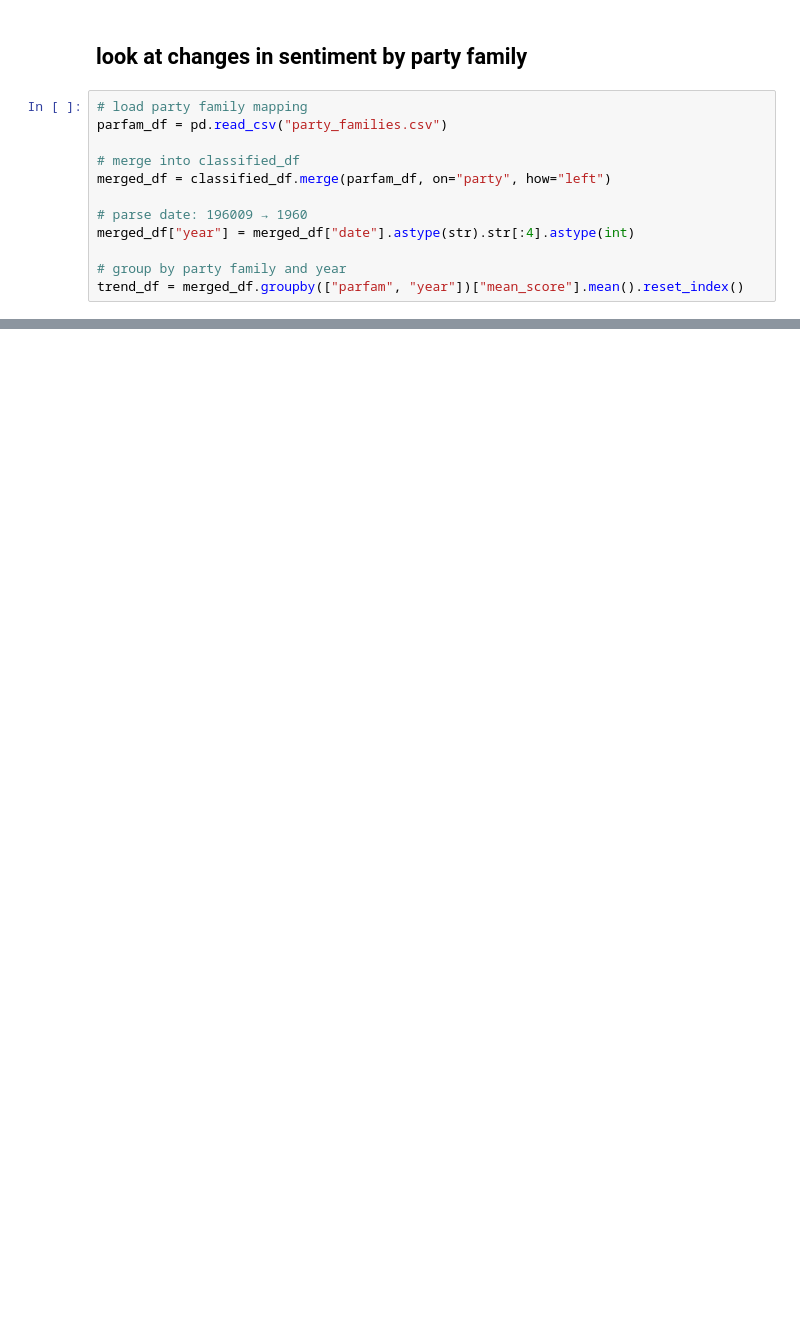
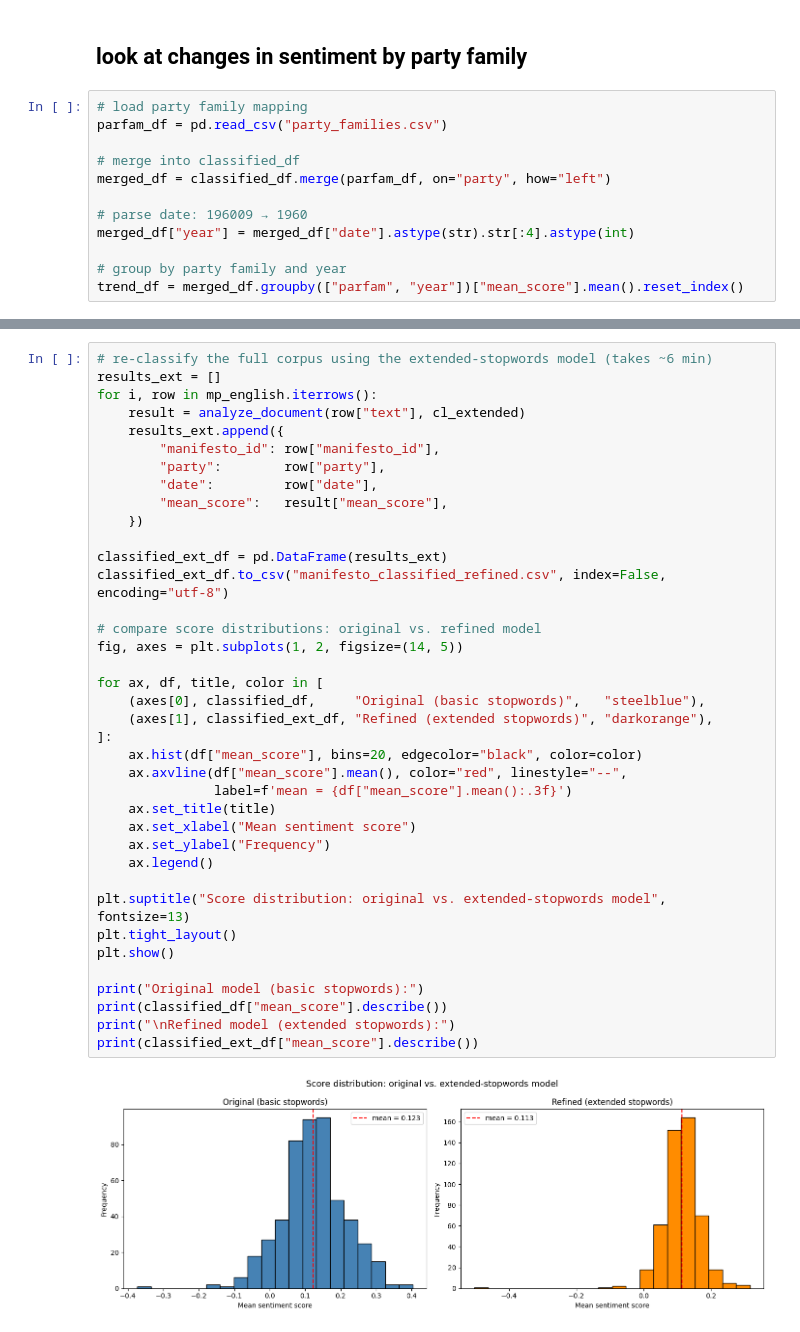
Before and after one commit to amahaja25/429f-final, a Jupyter notebook: sentiment_analysis.ipynb, the cells around one changed output, grey strips where cells are left out. Drawn from its saved outputs; the diff is of its cells as text; blank space fills up the shorter version.

```diff
--- a/sentiment_analysis.ipynb
+++ b/sentiment_analysis.ipynb
@@ -446,0 +536,40 @@ plt.show()
+# %%
+# re-classify the full corpus using the extended-stopwords model (takes ~6 min)
+results_ext = []
+for i, row in mp_english.iterrows():
+    result = analyze_document(row["text"], cl_extended)
+    results_ext.append({
+        "manifesto_id": row["manifesto_id"],
+        "party":        row["party"],
+        "date":         row["date"],
+        "mean_score":   result["mean_score"],
+    })
+
+classified_ext_df = pd.DataFrame(results_ext)
+classified_ext_df.to_csv("manifesto_classified_refined.csv", index=False, encoding="utf-8")
+
+# compare score distributions: original vs. refined model
+fig, axes = plt.subplots(1, 2, figsize=(14, 5))
+
+for ax, df, title, color in [
+    (axes[0], classified_df,     "Original (basic stopwords)",   "steelblue"),
+    (axes[1], classified_ext_df, "Refined (extended stopwords)", "darkorange"),
+]:
+    ax.hist(df["mean_score"], bins=20, edgecolor="black", color=color)
+    ax.axvline(df["mean_score"].mean(), color="red", linestyle="--",
+               label=f'mean = {df["mean_score"].mean():.3f}')
+    ax.set_title(title)
+    ax.set_xlabel("Mean sentiment score")
+    ax.set_ylabel("Frequency")
+    ax.legend()
+
+plt.suptitle("Score distribution: original vs. extended-stopwords model", fontsize=13)
+plt.tight_layout()
+plt.show()
+
+print("Original model (basic stopwords):")
+print(classified_df["mean_score"].describe())
+print("\nRefined model (extended stopwords):")
+print(classified_ext_df["mean_score"].describe())
+# %% [output]
+[figure, added]
```
Also changed, not shown: parts of 22 cells of this notebook, 15 other files.
